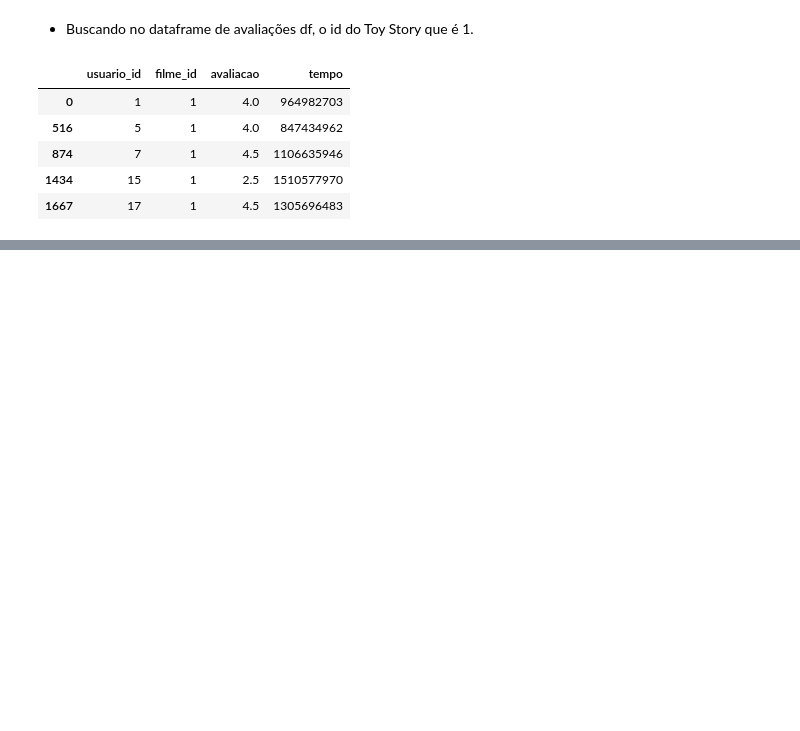
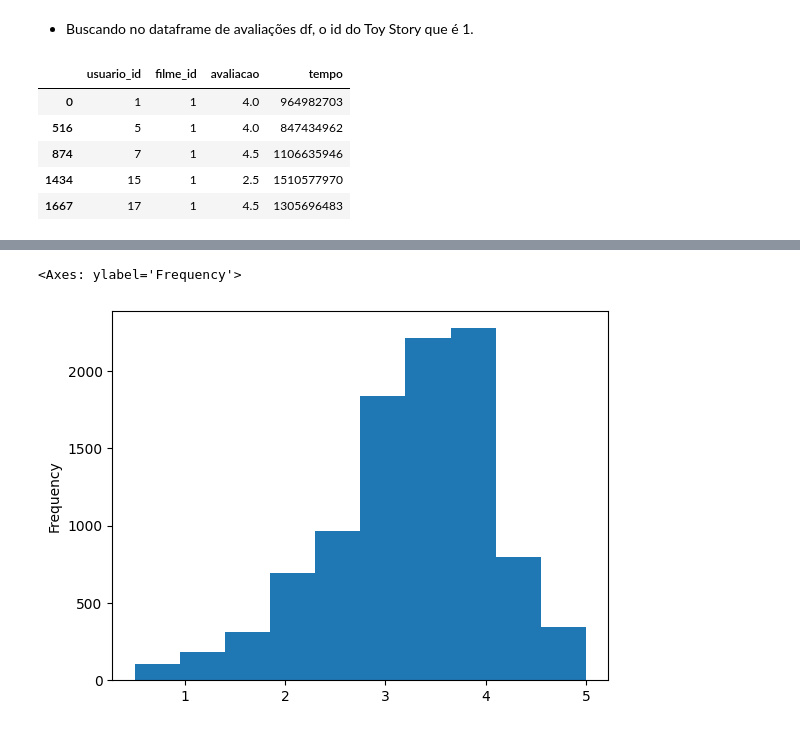
Before and after one commit to krons1996/semanaeda, a Jupyter notebook: aula1.ipynb, the cells around one changed output, grey strips where cells are left out. Saved outputs shown, nothing was run; the diff lists cells and outputs as text; code cells hidden in the pictures; blank space fills up the shorter version.

```diff
--- a/aula1.ipynb
+++ b/aula1.ipynb
@@ -363,0 +375,3 @@ df.query("filme_id == 1").head(5)
+# %%
+medias_por_filme = df.groupby('filme_id').mean()['avaliacao']
+medias_por_filme
@@ -363,0 +392,5 @@ df.query("filme_id == 1").head(5)
+# %%
+medias_por_filme.plot(kind='hist')
+# %% [output]
+<Axes: ylabel='Frequency'>
+[figure, added]
```
Also changed, not shown: parts of 13 cells of this notebook, 2 other files.
